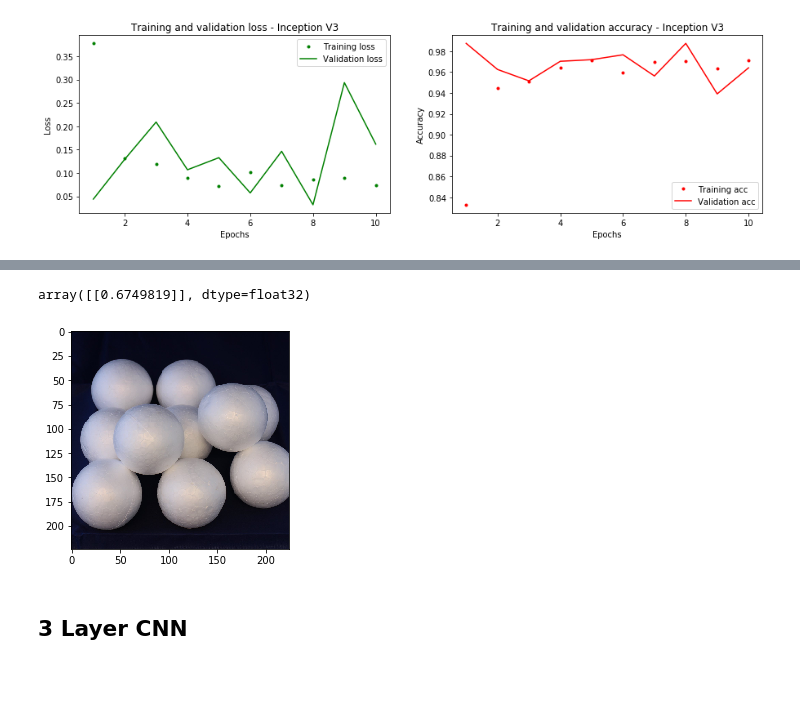
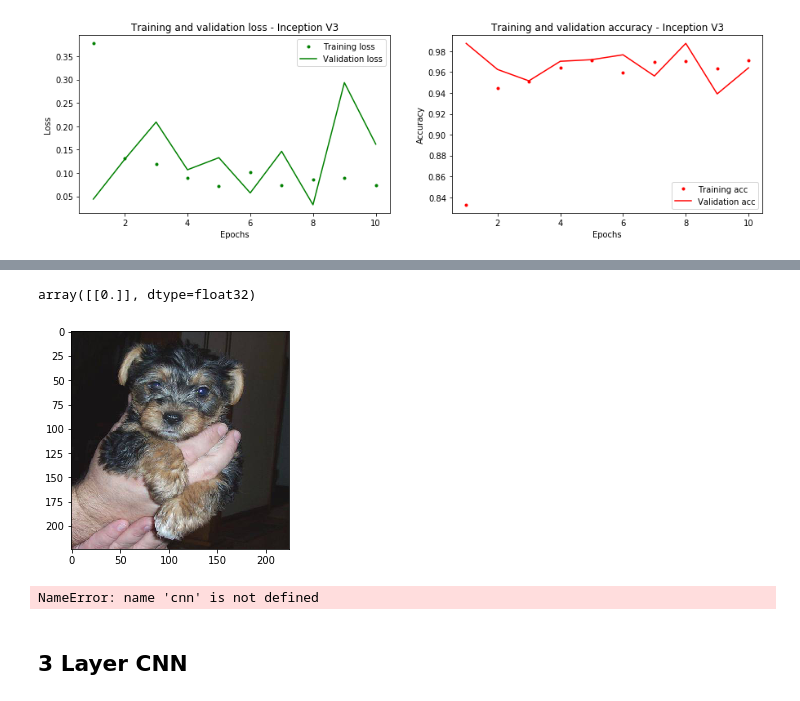
Before and after one commit to allankim4/Deep_Learning_Projects-Udemy, a Jupyter notebook: Section_10/image_class_udemy.ipynb, the cells around one changed output, grey strips where cells are left out. Cells and saved outputs as stored; diff of their text form; code cells hidden in the pictures.

Commit message:
predicted a couple of image samples

```diff
--- a/Section_10/image_class_udemy.ipynb
+++ b/Section_10/image_class_udemy.ipynb
@@ -339,8 +334,12 @@ array([[0.9911596]], dtype=float32)
-# %%
-predictoneimage_cnn(cnn, 'Images/Sample_Images/styro.jpg')
-# %% [output]
-array([[0.6749819]], dtype=float32)
-[figure, removed]
+# %%
+predictoneimage_cnn(cnn2, 'dataset/test_set/dogs/dog.4002.jpg')
+# %% [output]
+array([[0.]], dtype=float32)
+[figure, added]
+# %%
+predictoneimage_cnn(cnn, 'dataset/test_set/cats/cat.4001.jpg')
+# %% [output]
+NameError: name 'cnn' is not defined
 # %%
 #Saving Models
 cnn.save('image_class1_v2.h5')
```
Also changed, not shown: parts of 1 cell of this notebook.
